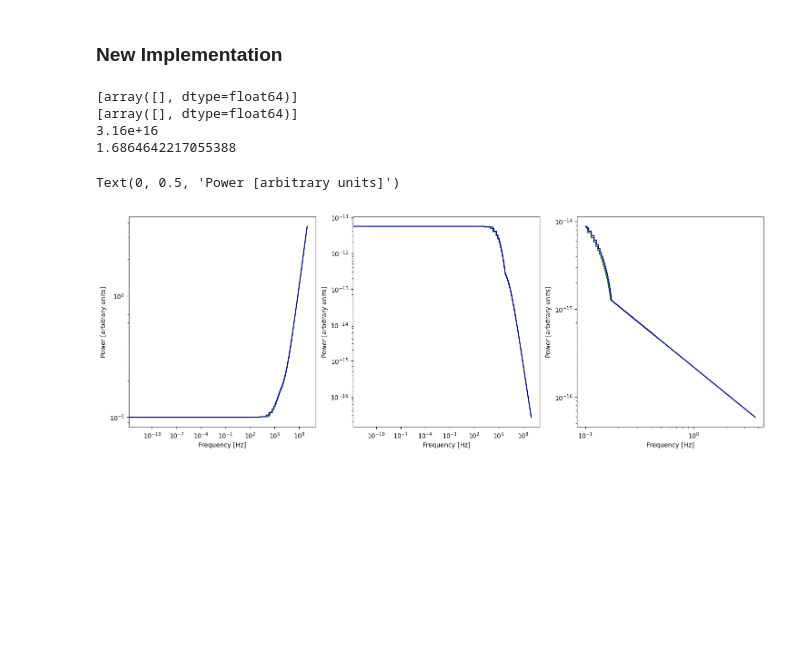
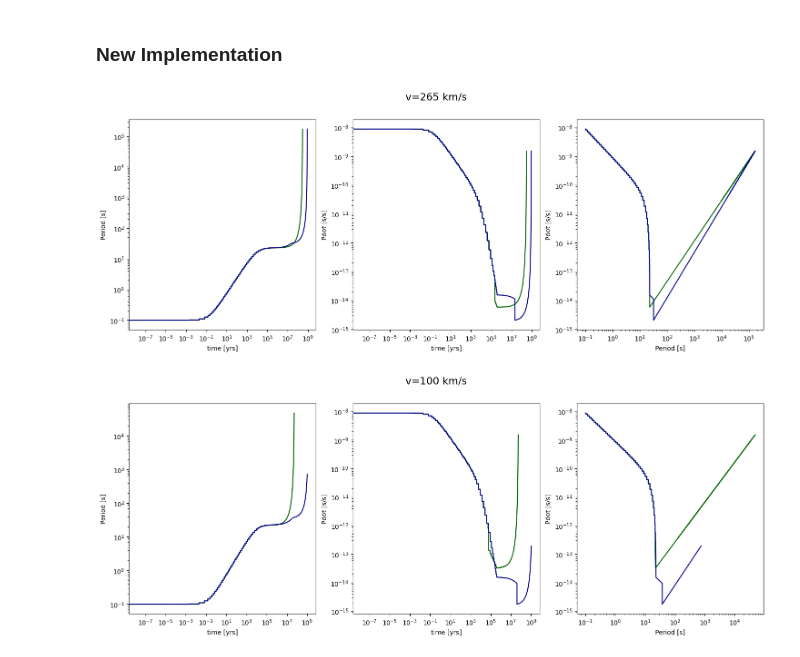
Before and after one commit to jjkwong10/magnetar_spindown, a Jupyter notebook: testing_notebook.ipynb, the cells around one changed output. Cells and saved outputs as stored; diff of their text form; code cells hidden in the pictures; blank space fills up the shorter version.

Commit message:
vectorization of functions and made grav_correction functional

```diff
--- a/testing_notebook.ipynb
+++ b/testing_notebook.ipynb
@@ -18,49 +18,44 @@ if magnetar_old_i.obvs_type == '0':
     magnetar_old_i.Integrateprop()
 
 magnetar_old_i.ProdNumerOutput()
+# %%
+magnetar_i_nograv = magnetar(gamma=1, delta=1, B_i=1E+15, v_NS=265, rho_0=1/6.022E+23, P0=0.1, t_obvs=3.16e+16, M_NS=1.4, R_NS=10, t0=0,
+                 grav_correction=False, B_decay=True, dipole_only=False)
+
+magnetar_i_nograv.run()
 # %%
-magnetar_i = magnetar(gamma=0, delta=0, B_i=1E+12, v_NS=265, rho_0=1/6.022E+23, P0=0.1, t_obvs=3.16e+16, M_NS=1.4, R_NS=10, t0=0,
-                 grav_correction=False, B_decay=True, dipole_only=False)
+magnetar_i = magnetar(gamma=1, delta=1, B_i=1E+15, v_NS=265, rho_0=1/6.022E+23, P0=0.1, t_obvs=3.16e+16, M_NS=1.4, R_NS=10, t0=0,
+                 grav_correction=True, B_decay=True, dipole_only=False)
 
 magnetar_i.run()
-# %% [output]
-[array([], dtype=float64)]
-[array([], dtype=float64)]
-3.16e+16
-1.6864642217055388
 # %%
 fig, (ax1, ax2, ax3) = plt.subplots(1,3)
 fig.set_figheight(6)
 fig.set_figwidth(18)
+fig.suptitle('v=265 km/s',fontsize=16)
 
 ax1.plot(magnetar_i.t_arr.to(u.year), magnetar_i.P_arr, ds="steps-mid",color='darkgreen',label='unbinned')
-ax2.plot(magnetar_i.t_arr.to(u.year), -magnetar_i.dOmega_arr, ds="steps-mid", color='darkgreen',label='binned')
+ax2.plot(magnetar_i.t_arr.to(u.year), magnetar_i.dP_arr, ds="steps-mid", color='darkgreen',label='binned')
 ax3.plot(magnetar_i.P_arr, magnetar_i.dP_arr, ds="steps-mid", color='darkgreen',label='binned')
-ax1.plot(magnetar_old_i.t_arr_output, magnetar_old_i.P_arr_output, ds="steps-mid",color='darkblue',label='unbinned')
-ax2.plot(magnetar_old_i.t_arr_output, -magnetar_old_i.Omega_dot_arr_output, ds="steps-mid", color='darkblue',label='binned')
-ax3.plot(magnetar_old_i.P_arr_output, magnetar_old_i.P_dot_arr_output, ds="steps-mid", color='darkblue',label='binned')
+ax1.plot(magnetar_i_nograv.t_arr.to(u.year), magnetar_i_nograv.P_arr, ds="steps-mid",color='darkblue',label='unbinned')
+ax2.plot(magnetar_i_nograv.t_arr.to(u.year), magnetar_i_nograv.dP_arr, ds="steps-mid", color='darkblue',label='binned')
+ax3.plot(magnetar_i_nograv.P_arr, magnetar_i_nograv.dP_arr, ds="steps-mid", color='darkblue',label='binned')
 ax1.set_xscale('log')
 ax1.set_yscale('log')
 ax2.set_xscale('log')
 ax2.set_yscale('log')
 ax3.set_xscale('log')
 ax3.set_yscale('log')
 
 
-ax1.set_xlabel('Frequency [Hz]')
-ax1.set_ylabel('Power [arbitrary units]')
-
-ax2.set_xscale('log')
+ax1.set_xlabel('time [yrs]')
+ax1.set_ylabel('Period [s]')
 
 
-ax2.set_xlabel('Frequency [Hz]')
-ax2.set_ylabel('Power [arbitrary units]')
+ax2.set_xlabel('time [yrs]')
+ax2.set_ylabel('Pdot [s/s]')
 
-
-ax3.set_xscale('log')
-
-ax3.set_xlabel('Frequency [Hz]')
-ax3.set_ylabel('Power [arbitrary units]')
+ax3.set_xlabel('Period [s]')
+ax3.set_ylabel('Pdot [s/s]')
 # %% [output]
-Text(0, 0.5, 'Power [arbitrary units]')
-[figure, old version]
+[figure, new version]
@@ -66,0 +72,31 @@ Text(0, 0.5, 'Power [arbitrary units]')
+# %%
+fig, (ax1, ax2, ax3) = plt.subplots(1,3)
+fig.set_figheight(6)
+fig.set_figwidth(18)
+fig.suptitle('v=100 km/s',fontsize=16)
+
+ax1.plot(magnetar_i.t_arr.to(u.year), magnetar_i.P_arr, ds="steps-mid",color='darkgreen',label='unbinned')
+ax2.plot(magnetar_i.t_arr.to(u.year), magnetar_i.dP_arr, ds="steps-mid", color='darkgreen',label='binned')
+ax3.plot(magnetar_i.P_arr, magnetar_i.dP_arr, ds="steps-mid", color='darkgreen',label='binned')
+ax1.plot(magnetar_i_nograv.t_arr.to(u.year), magnetar_i_nograv.P_arr, ds="steps-mid",color='darkblue',label='unbinned')
+ax2.plot(magnetar_i_nograv.t_arr.to(u.year), magnetar_i_nograv.dP_arr, ds="steps-mid", color='darkblue',label='binned')
+ax3.plot(magnetar_i_nograv.P_arr, magnetar_i_nograv.dP_arr, ds="steps-mid", color='darkblue',label='binned')
+ax1.set_xscale('log')
+ax1.set_yscale('log')
+ax2.set_xscale('log')
+ax2.set_yscale('log')
+ax3.set_xscale('log')
+ax3.set_yscale('log')
+
+
+ax1.set_xlabel('time [yrs]')
+ax1.set_ylabel('Period [s]')
+
+
+ax2.set_xlabel('time [yrs]')
+ax2.set_ylabel('Pdot [s/s]')
+
+ax3.set_xlabel('Period [s]')
+ax3.set_ylabel('Pdot [s/s]')
+# %% [output]
+[figure, added]
```
Also changed, not shown: parts of 6 cells of this notebook, 1 other file.
